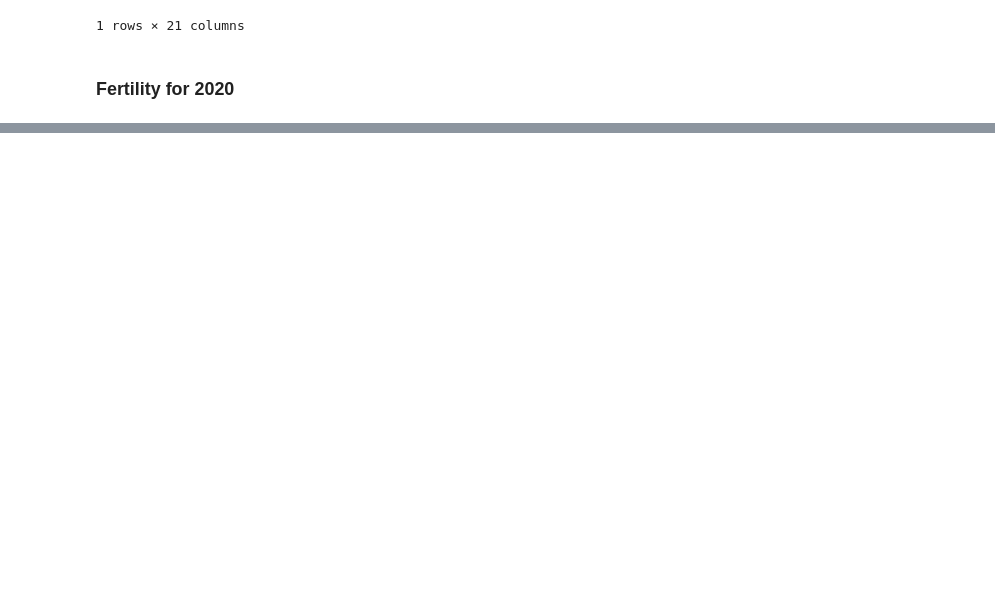
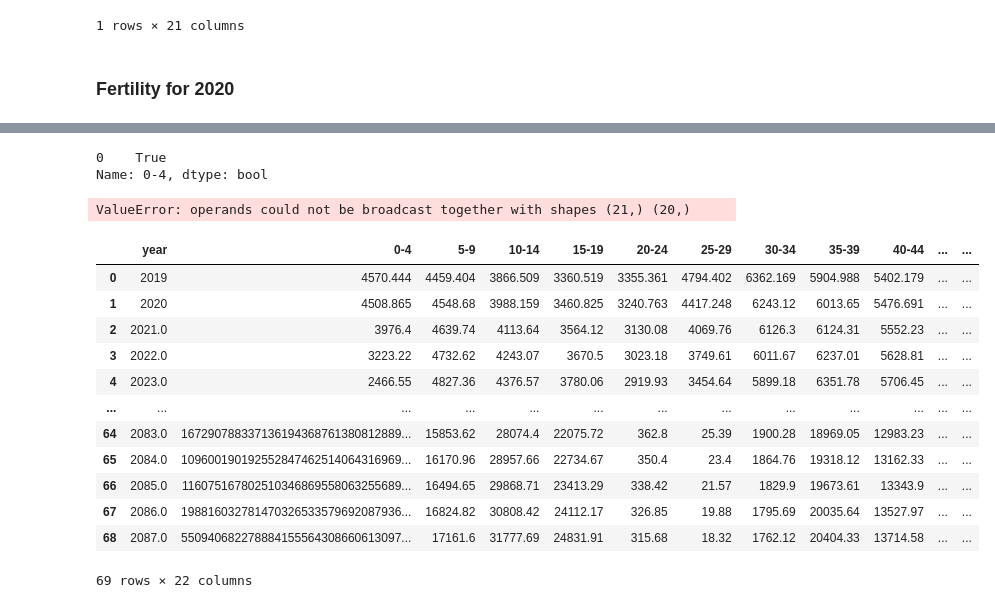
Before and after one commit to AAYamoldin/TrainingPrograms, a Jupyter notebook: Python/ITMO_Discrete_modeling/lab1/population_modeling.ipynb, the cells around one changed output, grey strips where cells are left out. Drawn from its saved outputs; the diff is of its cells as text; code cells hidden in the pictures; blank space fills up the shorter version.

```diff
--- a/Python/ITMO_Discrete_modeling/lab1/population_modeling.ipynb
+++ b/Python/ITMO_Discrete_modeling/lab1/population_modeling.ipynb
@@ -127,0 +135,47 @@ Name: 0-4, dtype: object
+# %%
+men = data_age_ru_man[(data_age_ru_man['year'] == 2019) | (data_age_ru_man['year'] == 2020)].reset_index(drop=True)
+women = data_age_ru_fem[(data_age_ru_fem['year'] == 2019) | (data_age_ru_fem['year'] == 2020)].reset_index(drop=True)
+total = data_age_ru[(data_age_ru['year'] == 2019) | (data_age_ru['year'] == 2020)].reset_index(drop=True)
+(men[men['year'] == 2019]['0-4'] + women[women['year'] == 2019]['0-4']) == total[total['year'] == 2019]['0-4']
+# %% [output]
+0    True
+Name: 0-4, dtype: bool
+# %%
+def new_generation(men, women, year):
+    shift = (women[(women['year'] == year - 1)].iloc[0, 1:].values * survival_rate(women, year - 1).iloc[0, 1:].values)[1:]
+    print(survival_rate(women, year - 1).iloc[0, 1:])
+    newborn = fertility(men, women, year - 1) * np.sum(shift[4:8])
+    # print(newborn)
+    new_arr = np.array([year, np.round((newborn[0] / (1 + newborn_men_over_women(men, women, year - 1)[0]) * survival_rate(women, year - 1).iloc[0, 0]),2)])
+    for x in shift:
+        new_arr = np.append(new_arr, np.round(x,2))
+    print(new_arr)
+    women.loc[len(women)] = new_arr
+
+    shift = (men[(men['year'] == year - 1)].iloc[0, 1:].values * survival_rate(men, year - 1).iloc[0, :].values)[1:]
+    new_arr = np.array([year, np.round( (newborn[0] * newborn_men_over_women(men, women, year - 1) / (1 + newborn_men_over_women(men, women, year - 1)[0]) * survival_rate(men, year - 1).iloc[0, 0])[0], 2)])
+    for x in shift:
+        new_arr = np.append(new_arr, np.round(x,2))
+    men.loc[len(men)] = new_arr
+
+
+for year in range(2021, 2022):
+    new_generation(men, women, year)
+# %% [output]
+ValueError: operands could not be broadcast together with shapes (21,) (20,)
+# %%
+women
+# %% [output]
+|  | year | 0-4 | 5-9 | 10-14 | 15-19 | 20-24 | 25-29 | 30-34 | 35-39 | 40-44 | ... | ... |
+| 0 | 2019 | 4570.444 | 4459.404 | 3866.509 | 3360.519 | 3355.361 | 4794.402 | 6362.169 | 5904.988 | 5402.179 | ... | ... |
+| 1 | 2020 | 4508.865 | 4548.68 | 3988.159 | 3460.825 | 3240.763 | 4417.248 | 6243.12 | 6013.65 | 5476.691 | ... | ... |
+| 2 | 2021.0 | 3976.4 | 4639.74 | 4113.64 | 3564.12 | 3130.08 | 4069.76 | 6126.3 | 6124.31 | 5552.23 | ... | ... |
+| 3 | 2022.0 | 3223.22 | 4732.62 | 4243.07 | 3670.5 | 3023.18 | 3749.61 | 6011.67 | 6237.01 | 5628.81 | ... | ... |
+| 4 | 2023.0 | 2466.55 | 4827.36 | 4376.57 | 3780.06 | 2919.93 | 3454.64 | 5899.18 | 6351.78 | 5706.45 | ... | ... |
+| ... | ... | ... | ... | ... | ... | ... | ... | ... | ... | ... | ... | ... |
+| 64 | 2083.0 | 167290788337136194368761380812889... | 15853.62 | 28074.4 | 22075.72 | 362.8 | 25.39 | 1900.28 | 18969.05 | 12983.23 | ... | ... |
+| 65 | 2084.0 | 109600190192552847462514064316969... | 16170.96 | 28957.66 | 22734.67 | 350.4 | 23.4 | 1864.76 | 19318.12 | 13162.33 | ... | ... |
+| 66 | 2085.0 | 116075167802510346869558063255689... | 16494.65 | 29868.71 | 23413.29 | 338.42 | 21.57 | 1829.9 | 19673.61 | 13343.9 | ... | ... |
+| 67 | 2086.0 | 198816032781470326533579692087936... | 16824.82 | 30808.42 | 24112.17 | 326.85 | 19.88 | 1795.69 | 20035.64 | 13527.97 | ... | ... |
+| 68 | 2087.0 | 550940682278884155564308660613097... | 17161.6 | 31777.69 | 24831.91 | 315.68 | 18.32 | 1762.12 | 20404.33 | 13714.58 | ... | ... |
+69 rows × 22 columns
```
Also changed, not shown: parts of 13 cells of this notebook.
